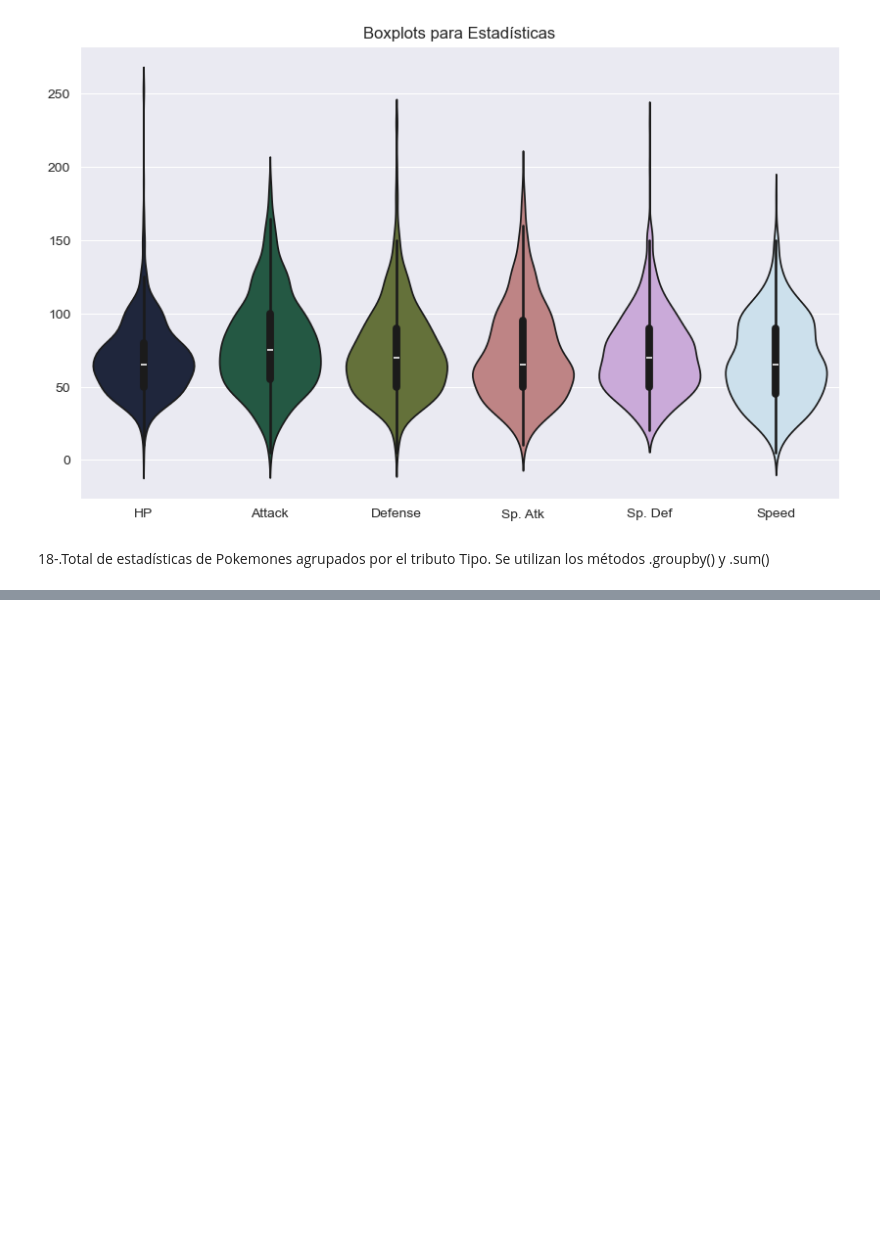
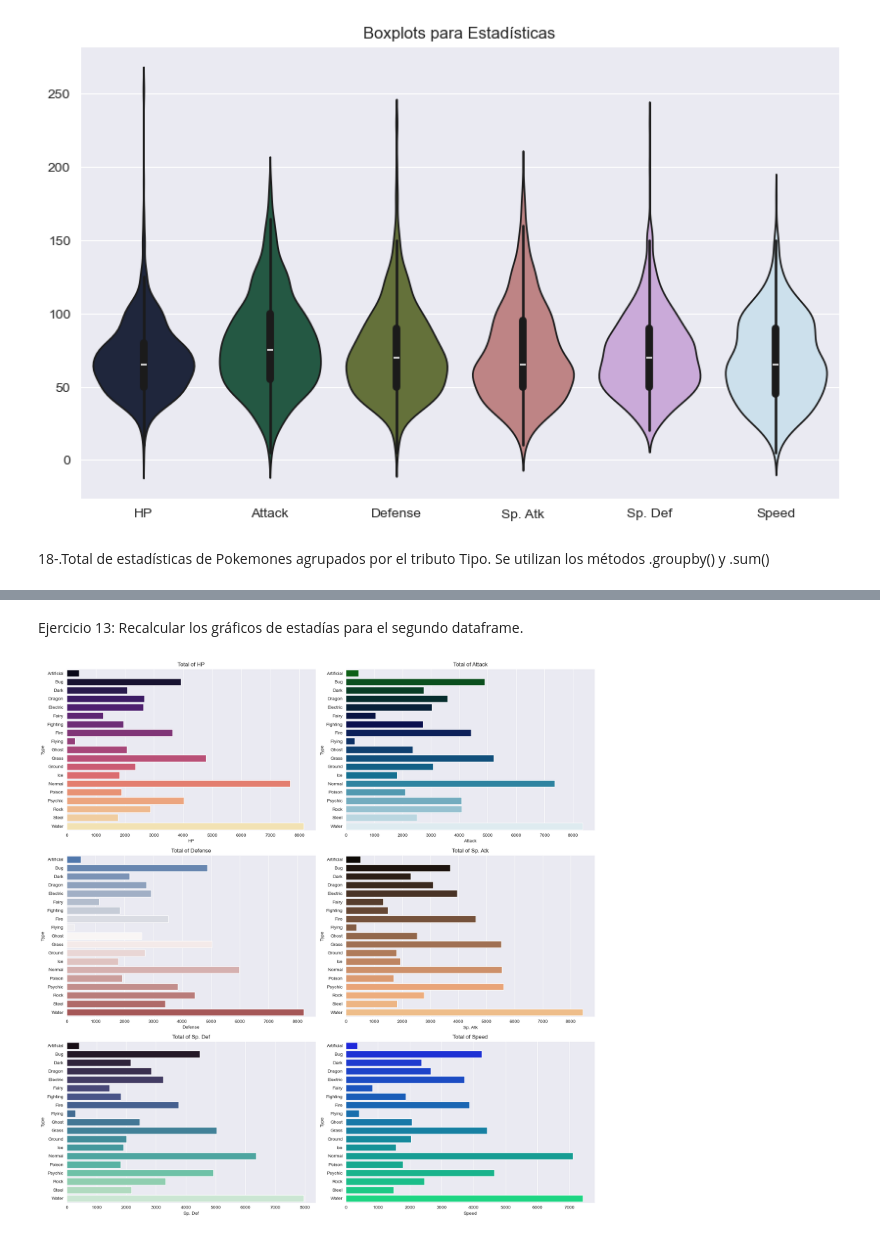
Before and after one commit to BR1ANJ3Sus3B/ICBD_9A_IDGS_PRACTICAS-230308-BrianJesus-Mendoza-Marquez, a Jupyter notebook: Practica03-BrianJesus/BrianJesusM-Practica03.ipynb, the cells around one changed output, grey strips where cells are left out. Drawn from its saved outputs; the diff is of its cells as text; code cells hidden in the pictures; blank space fills up the shorter version.

```diff
--- a/Practica03-BrianJesus/BrianJesusM-Practica03.ipynb
+++ b/Practica03-BrianJesus/BrianJesusM-Practica03.ipynb
@@ -508,0 +594,28 @@ pokemons1.groupby('Type').sum()
+# %% [markdown]
+Ejercicio 13: Recalcular los gráficos de estadías para el segundo dataframe.
+# %%
+stats = ['HP','Attack','Defense','Sp. Atk','Sp. Def','Speed'] ##Arreglo de estadísticas
+palettes = ['magma','ocean','vlag','copper','mako','winter'] ## Paleta de colores para cada gráfico de cada estadística
+
+#Agrupar una sola vez
+pokemon_stats = pokemons1.groupby('Type')[stats].sum()
+plt.figure(figsize=(17,17))
+
+for k, stat in enumerate(stats, start=1):
+
+    plt.subplot(3, 2, k)
+    sns.barplot(
+    x=pokemon_stats[stat],
+    y=pokemon_stats.index, #Evita warning de pallete
+    hue=pokemon_stats.index,
+    palette=palettes[k-1],
+    )
+
+    plt.title(f'Total of {stat}')
+    plt.xlabel(stat)
+    plt.ylabel('Type')
+
+plt.tight_layout()
+plt.show()
+# %% [output]
+[figure, added]
```
Also changed, not shown: parts of 38 cells of this notebook.
